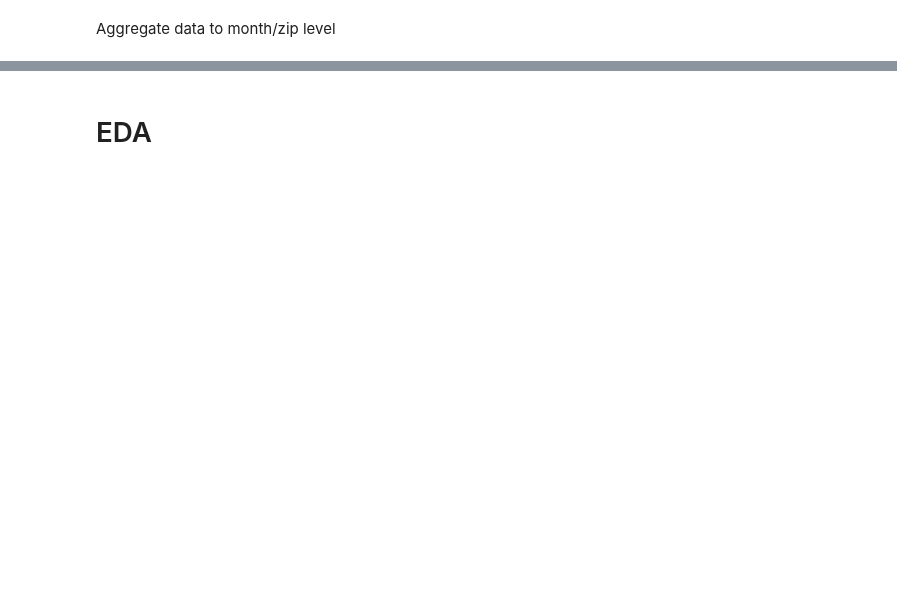
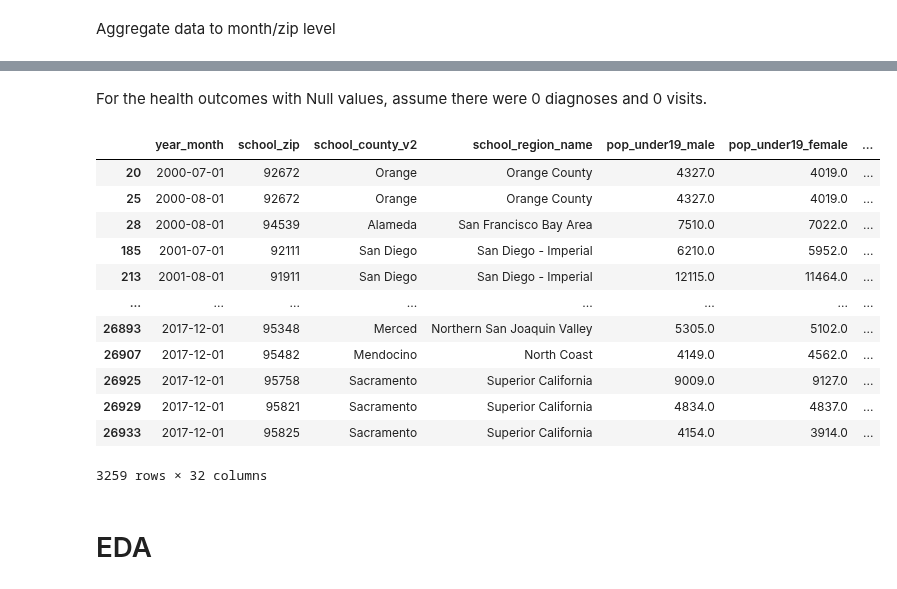
Before and after one commit to mattslyons/JLPS_capstone_project, a Jupyter notebook: modeling/2sls_tj_v1.ipynb, the cells around one changed output, grey strips where cells are left out. Cells and saved outputs as stored; diff of their text form; code cells hidden in the pictures; blank space fills up the shorter version.

```diff
--- a/modeling/2sls_tj_v1.ipynb
+++ b/modeling/2sls_tj_v1.ipynb
@@ -106,3 +160,21 @@ df_grp.head(3)
+# %% [markdown]
+For the health outcomes with Null values, assume there were 0 diagnoses and 0 visits.
+# %%
+df_grp[(df_grp['number_of_visits_vasc'] > 0) & (df_grp['number_of_visits_hem_cancers'] > 0)]
+# %% [output]
+|  | year_month | school_zip | school_county_v2 | school_region_name | pop_under19_male | pop_under19_female | ... |
+| 20 | 2000-07-01 | 92672 | Orange | Orange County | 4327.0 | 4019.0 | ... |
+| 25 | 2000-08-01 | 92672 | Orange | Orange County | 4327.0 | 4019.0 | ... |
+| 28 | 2000-08-01 | 94539 | Alameda | San Francisco Bay Area | 7510.0 | 7022.0 | ... |
+| 185 | 2001-07-01 | 92111 | San Diego | San Diego - Imperial | 6210.0 | 5952.0 | ... |
+| 213 | 2001-08-01 | 91911 | San Diego | San Diego - Imperial | 12115.0 | 11464.0 | ... |
+| ... | ... | ... | ... | ... | ... | ... | ... |
+| 26893 | 2017-12-01 | 95348 | Merced | Northern San Joaquin Valley | 5305.0 | 5102.0 | ... |
+| 26907 | 2017-12-01 | 95482 | Mendocino | North Coast | 4149.0 | 4562.0 | ... |
+| 26925 | 2017-12-01 | 95758 | Sacramento | Superior California | 9009.0 | 9127.0 | ... |
+| 26929 | 2017-12-01 | 95821 | Sacramento | Superior California | 4834.0 | 4837.0 | ... |
+| 26933 | 2017-12-01 | 95825 | Sacramento | Superior California | 4154.0 | 3914.0 | ... |
+3259 rows × 32 columns
 # %% [markdown]
 # EDA
 # %%
```
Also changed, not shown: parts of 19 cells of this notebook.
